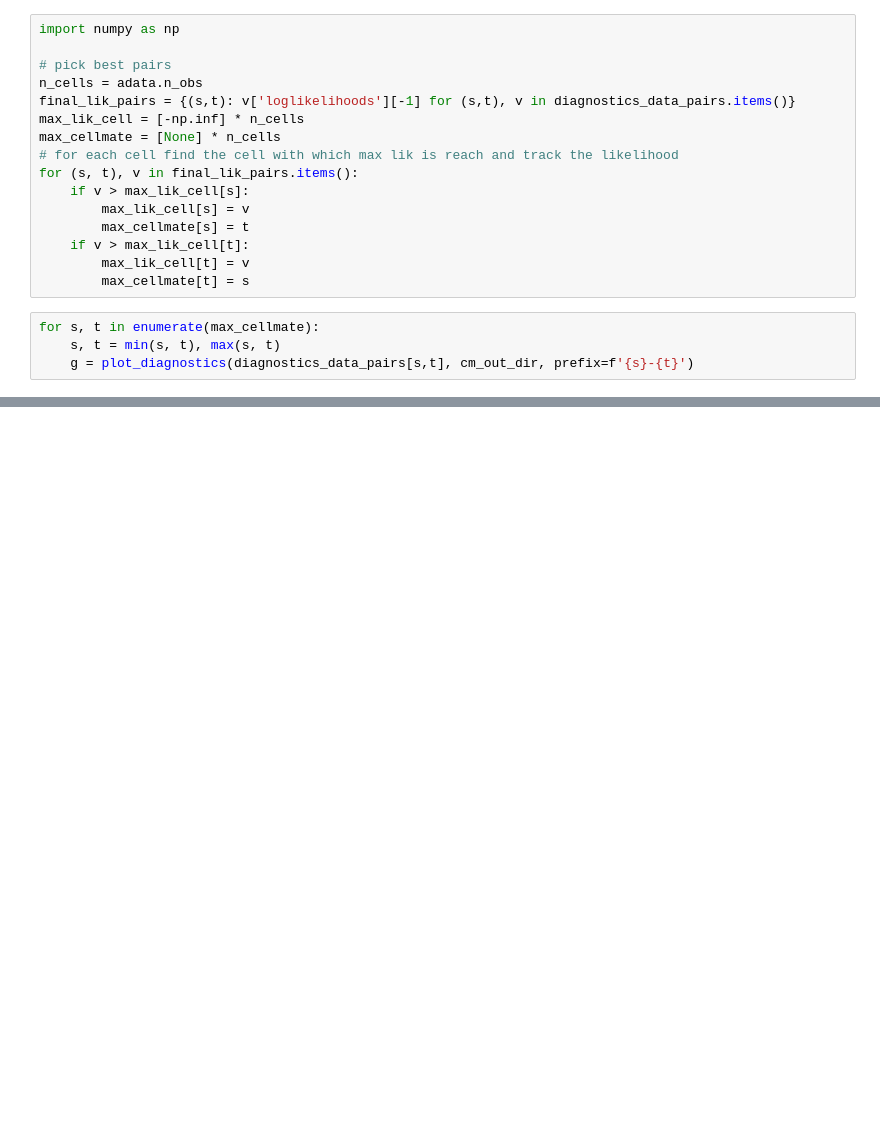
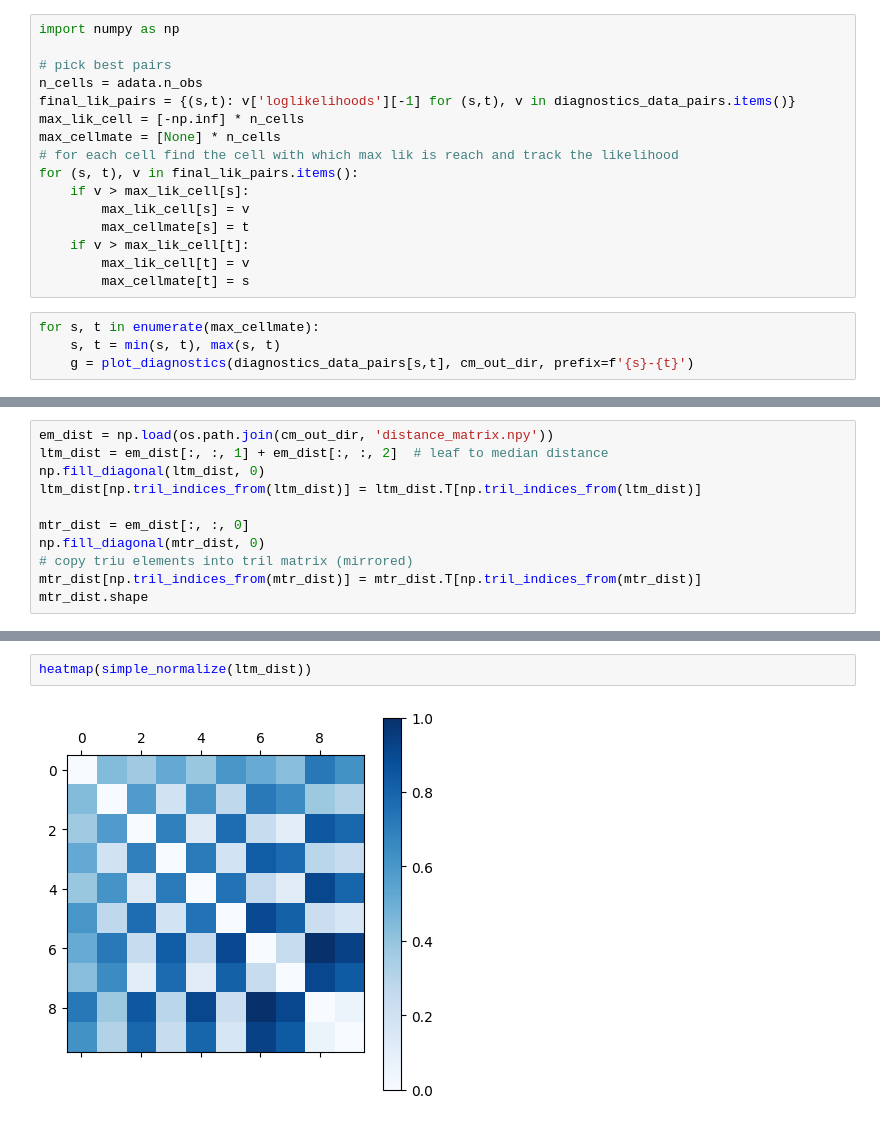
Before and after one commit to wxx20020407/cellmates_speedup, a Jupyter notebook: reproducibility/workflows/cellmates_batch_cnasim/workflow/notebooks/diagnostics.ipynb, the cells around one changed output, grey strips where cells are left out. Saved outputs shown, nothing was run; the diff lists cells and outputs as text; blank space fills up the shorter version.

```diff
--- a/reproducibility/workflows/cellmates_batch_cnasim/workflow/notebooks/diagnostics.ipynb
+++ b/reproducibility/workflows/cellmates_batch_cnasim/workflow/notebooks/diagnostics.ipynb
@@ -102,0 +183,11 @@ diagnostics_data_pairs[0,1]
+# %%
+em_dist = np.load(os.path.join(cm_out_dir, 'distance_matrix.npy'))
+ltm_dist = em_dist[:, :, 1] + em_dist[:, :, 2]  # leaf to median distance
+np.fill_diagonal(ltm_dist, 0)
+ltm_dist[np.tril_indices_from(ltm_dist)] = ltm_dist.T[np.tril_indices_from(ltm_dist)]
+
+mtr_dist = em_dist[:, :, 0]
+np.fill_diagonal(mtr_dist, 0)
+# copy triu elements into tril matrix (mirrored)
+mtr_dist[np.tril_indices_from(mtr_dist)] = mtr_dist.T[np.tril_indices_from(mtr_dist)]
+mtr_dist.shape
@@ -102,0 +200,4 @@ diagnostics_data_pairs[0,1]
+# %%
+heatmap(simple_normalize(ltm_dist))
+# %% [output]
+[figure, added]
```
Also changed, not shown: parts of 15 cells of this notebook.
